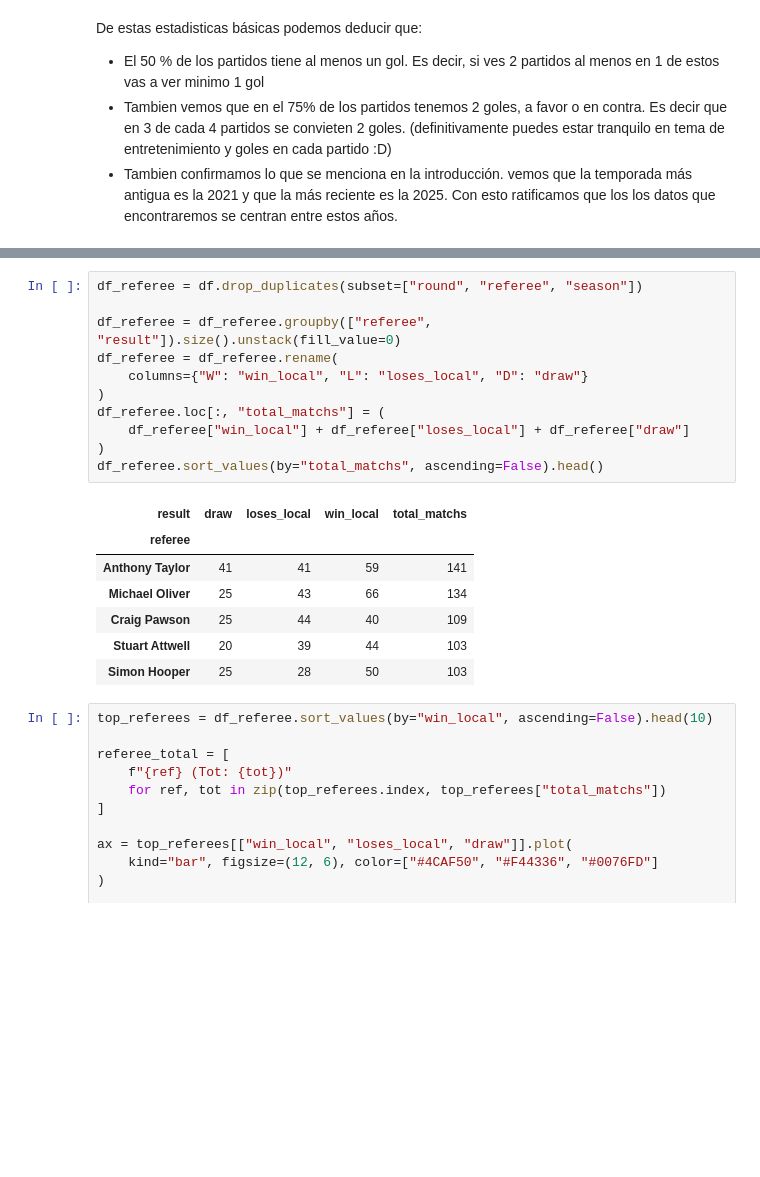
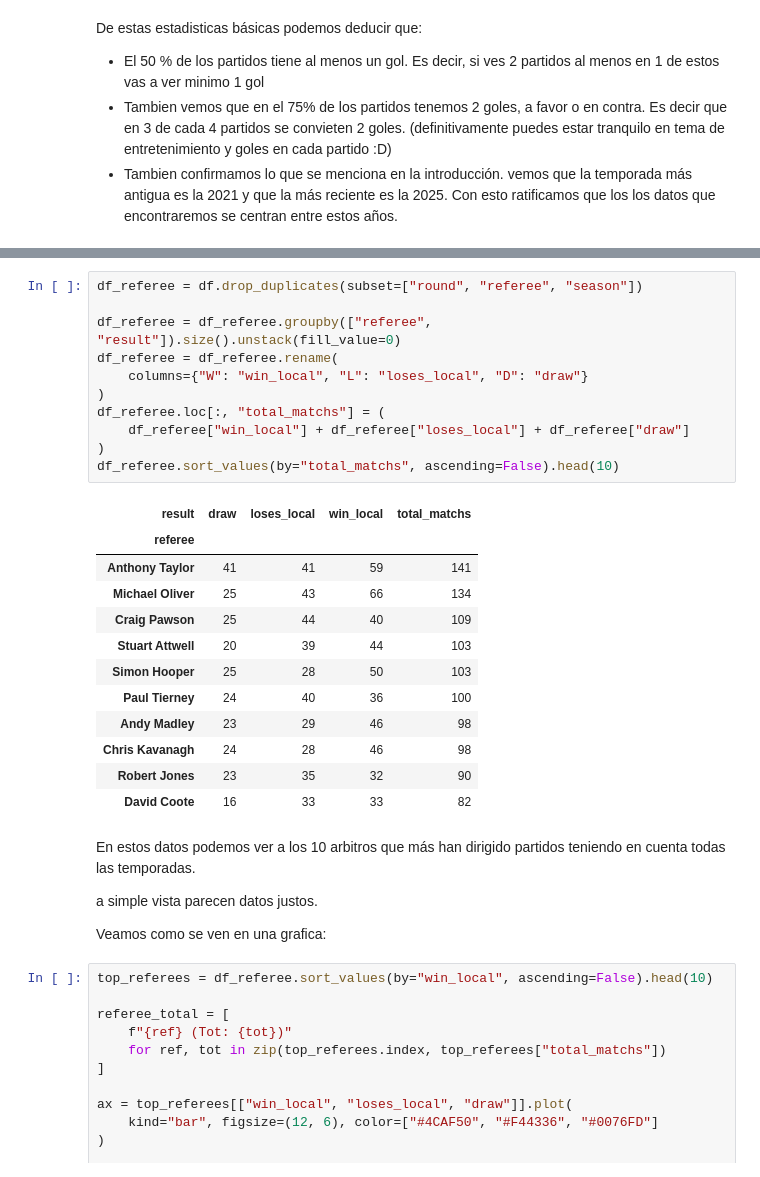
Before and after one commit to jp0617/analisis, a Jupyter notebook: ConsolidadoPremier.ipynb, the cells around one changed output, grey strips where cells are left out. Cells and saved outputs as stored; diff of their text form; blank space fills up the shorter version.

Commit message:
información sobre arbitro, goles, estrucura de los datos y datos curiosos

```diff
--- a/ConsolidadoPremier.ipynb
+++ b/ConsolidadoPremier.ipynb
@@ -124,22 +163,33 @@ Se observa una ligera mayor proporción de victorias locales bajo la mayoría de
 # %%
 df_referee = df.drop_duplicates(subset=["round", "referee", "season"])
 
 df_referee = df_referee.groupby(["referee", "result"]).size().unstack(fill_value=0)
 df_referee = df_referee.rename(
     columns={"W": "win_local", "L": "loses_local", "D": "draw"}
 )
 df_referee.loc[:, "total_matchs"] = (
     df_referee["win_local"] + df_referee["loses_local"] + df_referee["draw"]
 )
-df_referee.sort_values(by="total_matchs", ascending=False).head()
+df_referee.sort_values(by="total_matchs", ascending=False).head(10)
 # %% [output]
 | result | draw | loses_local | win_local | total_matchs |
 | referee |  |  |  |  |
 | Anthony Taylor | 41 | 41 | 59 | 141 |
 | Michael Oliver | 25 | 43 | 66 | 134 |
 | Craig Pawson | 25 | 44 | 40 | 109 |
 | Stuart Attwell | 20 | 39 | 44 | 103 |
 | Simon Hooper | 25 | 28 | 50 | 103 |
+| Paul Tierney | 24 | 40 | 36 | 100 |
+| Andy Madley | 23 | 29 | 46 | 98 |
+| Chris Kavanagh | 24 | 28 | 46 | 98 |
+| Robert Jones | 23 | 35 | 32 | 90 |
+| David Coote | 16 | 33 | 33 | 82 |
+# %% [markdown]
+En estos datos podemos ver a los 10 arbitros que más han dirigido partidos teniendo en cuenta todas las temporadas.
+
+a simple vista parecen datos justos.
+
+Veamos como se ven en una grafica:
 # %%
 top_referees = df_referee.sort_values(by="win_local", ascending=False).head(10)
 
```
Also changed, not shown: parts of 20 cells of this notebook.
